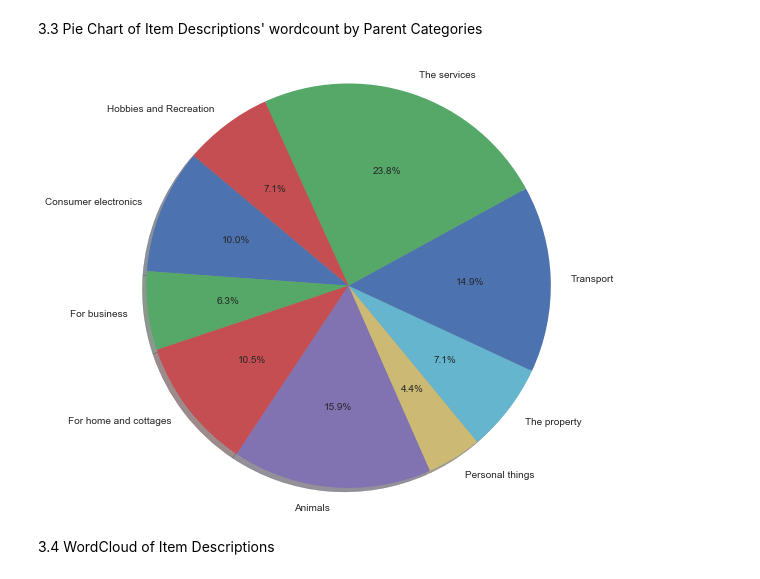
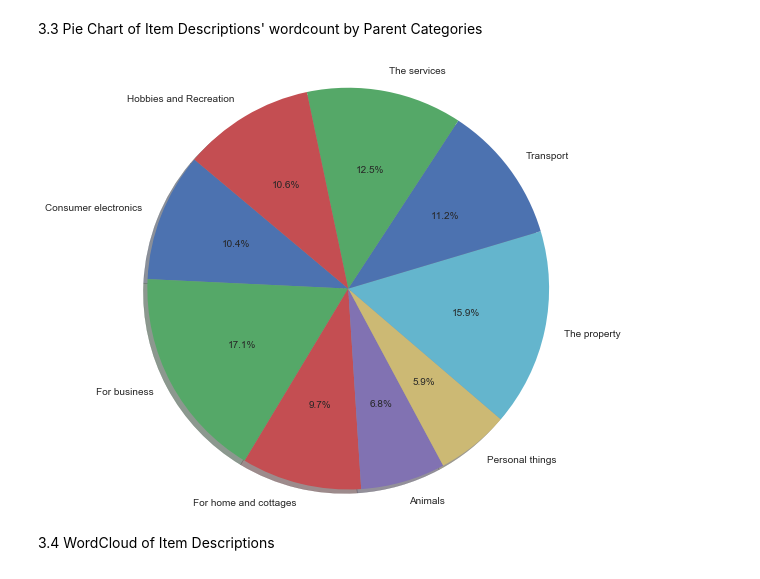
Before and after one commit to misseuro/avito_analysis, a Jupyter notebook: Avito_Analysis.ipynb, the cells around one changed output. Cells and saved outputs as stored; diff of their text form; code cells hidden in the pictures.

```diff
--- a/Avito_Analysis.ipynb
+++ b/Avito_Analysis.ipynb
@@ -175,21 +175,21 @@ Text(0.5,1,'Distribution of Mean Deal_probability for Each Month 2017/03-04')
 # %%
 wordcount=[len(i.split()) for i in data2.description]
 wd=pd.DataFrame(np.column_stack([wordcount, data2.parent_category_name, data2.deal_probability.astype('float64')]), columns=['desc_word_count', 'p_cat_name', 'deal_probability'])
 wd.deal_probability=wd.deal_probability.astype('float64')
 wd.desc_word_count=wd.desc_word_count.astype('int64')
 from googletrans import Translator
 
 translator=Translator()
 labels = [translator.translate(i).text for i in wd.groupby('p_cat_name').mean().index]
-values = [i for i in wd.groupby('p_cat_name').mean().deal_probability]
+values = [i for i in wd.groupby('p_cat_name').mean().desc_word_count]
 
 # Plot
 fig=plt.figure(figsize=(8,8))
 plt.pie(values, labels=labels, autopct='%1.1f%%', shadow=True, startangle=140)
 plt.axis('equal')
 plt.show()
 # %% [output]
-[figure, old version]
+[figure, new version]
 # %% [markdown]
 3.4 WordCloud of Item Descriptions
 # %%
```
